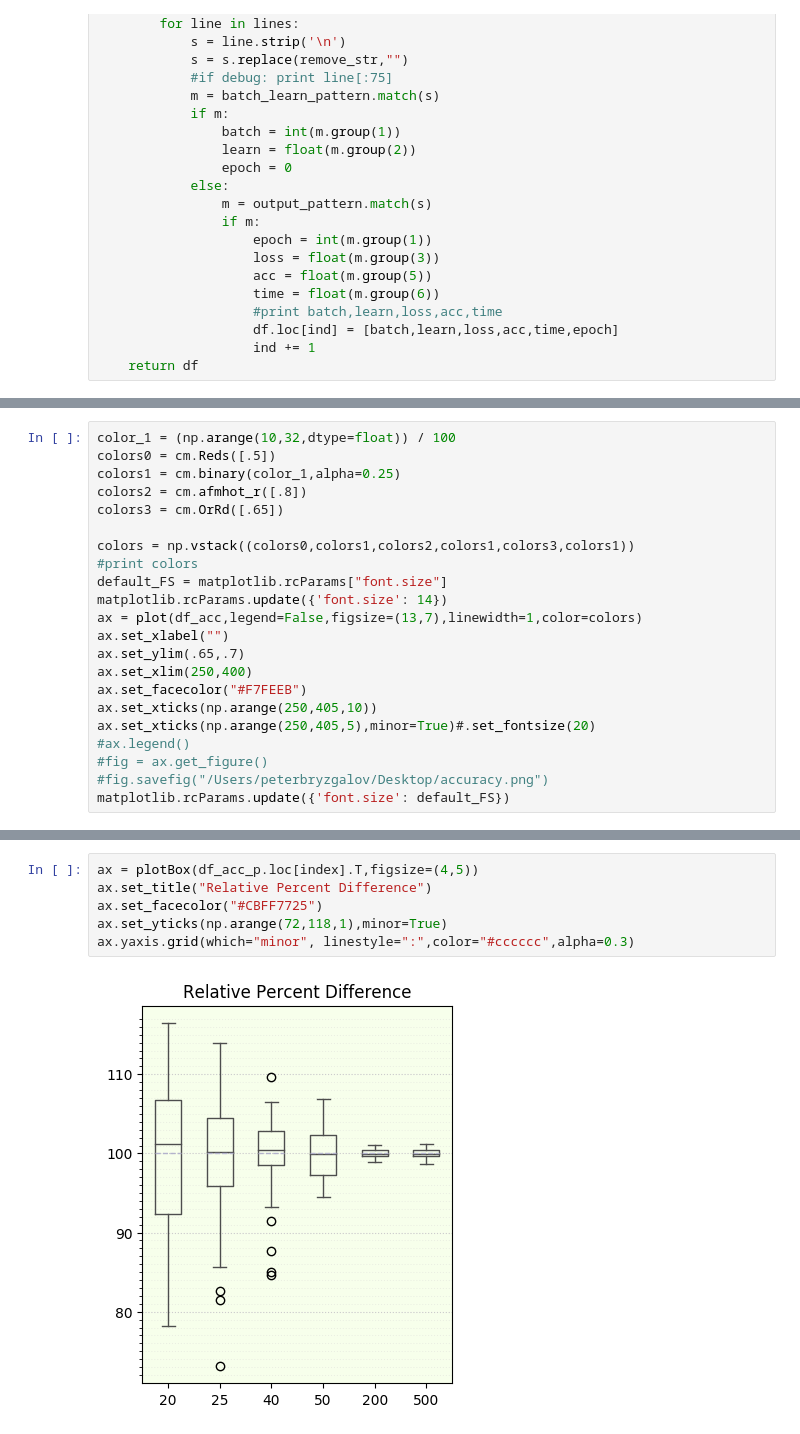
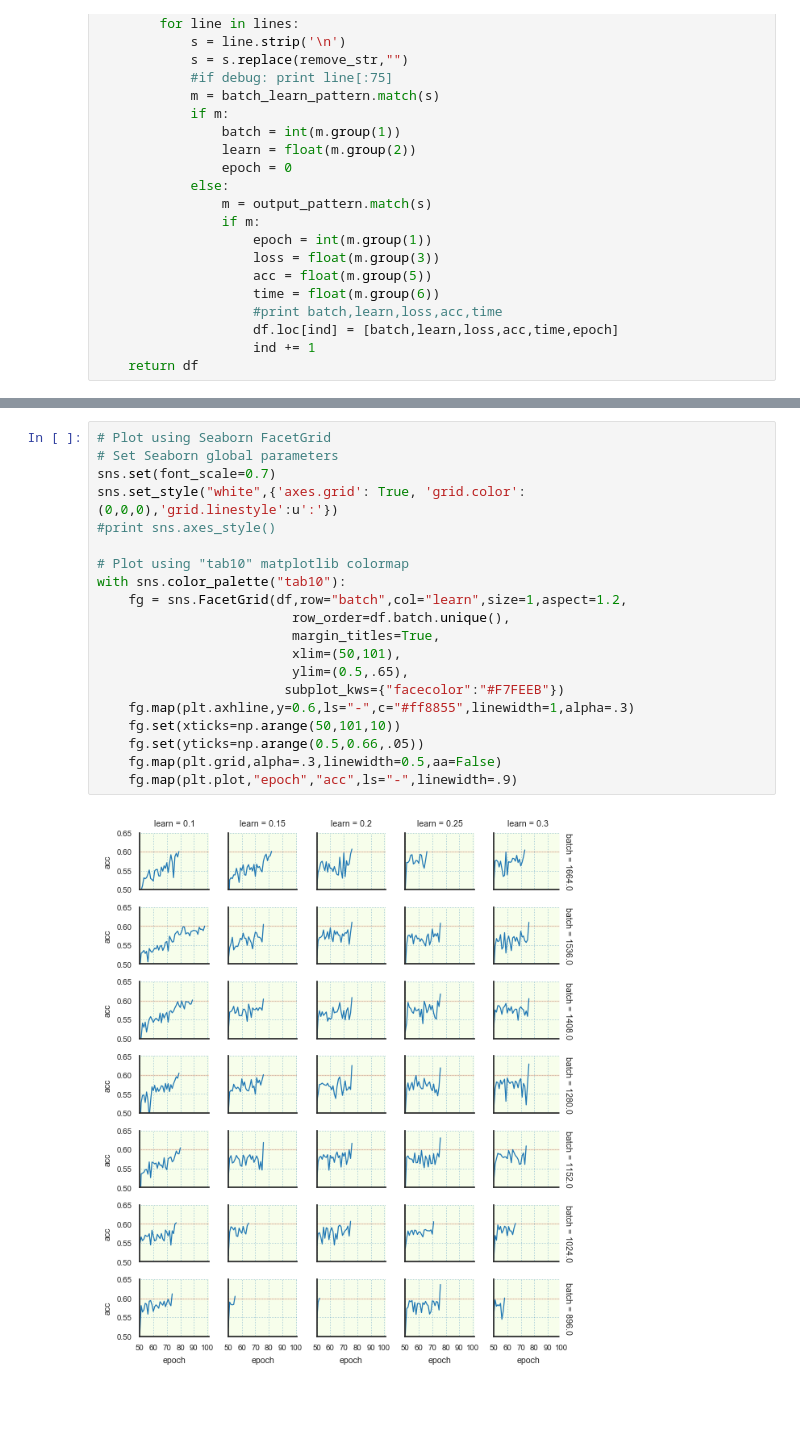
Before and after one commit to pyotr777/mlbenchmarks, a Jupyter notebook: Chainer/cifar_SGD_DL.ipynb, the cells around one changed output, grey strips where cells are left out. Cells and saved outputs as stored; diff of their text form; blank space fills up the shorter version.

```diff
--- a/Chainer/cifar_SGD_DL.ipynb
+++ b/Chainer/cifar_SGD_DL.ipynb
@@ -149,22 +95,0 @@ ax.legend()
-# %%
-color_1 = (np.arange(10,32,dtype=float)) / 100
-colors0 = cm.Reds([.5])
-colors1 = cm.binary(color_1,alpha=0.25)
-colors2 = cm.afmhot_r([.8])
-colors3 = cm.OrRd([.65])
-
-colors = np.vstack((colors0,colors1,colors2,colors1,colors3,colors1))
-#print colors
-default_FS = matplotlib.rcParams["font.size"]
-matplotlib.rcParams.update({'font.size': 14})
-ax = plot(df_acc,legend=False,figsize=(13,7),linewidth=1,color=colors)
-ax.set_xlabel("")
-ax.set_ylim(.65,.7)
-ax.set_xlim(250,400)
-ax.set_facecolor("#F7FEEB")
-ax.set_xticks(np.arange(250,405,10))
-ax.set_xticks(np.arange(250,405,5),minor=True)#.set_fontsize(20)
-#ax.legend()
-#fig = ax.get_figure()
-#fig.savefig("/Users/peterbryzgalov/Desktop/accuracy.png")
-matplotlib.rcParams.update({'font.size': default_FS})
@@ -316,8 +96,22 @@ ax.set_facecolor("#CBFF7725")
-# %%
-ax = plotBox(df_acc_p.loc[index].T,figsize=(4,5))
-ax.set_title("Relative Percent Difference")
-ax.set_facecolor("#CBFF7725")
-ax.set_yticks(np.arange(72,118,1),minor=True)
-ax.yaxis.grid(which="minor", linestyle=":",color="#cccccc",alpha=0.3)
-# %% [output]
-[figure, removed]
+# %%
+# Plot using Seaborn FacetGrid
+# Set Seaborn global parameters
+sns.set(font_scale=0.7)
+sns.set_style("white",{'axes.grid': True, 'grid.color': (0,0,0),'grid.linestyle':u':'})
+#print sns.axes_style()
+
+# Plot using "tab10" matplotlib colormap
+with sns.color_palette("tab10"):
+    fg = sns.FacetGrid(df,row="batch",col="learn",size=1,aspect=1.2,
+                         row_order=df.batch.unique(),
+                         margin_titles=True,
+                         xlim=(50,101),
+                         ylim=(0.5,.65),
+                        subplot_kws={"facecolor":"#F7FEEB"})
+    fg.map(plt.axhline,y=0.6,ls="-",c="#ff8855",linewidth=1,alpha=.3)
+    fg.set(xticks=np.arange(50,101,10))
+    fg.set(yticks=np.arange(0.5,0.66,.05))
+    fg.map(plt.grid,alpha=.3,linewidth=0.5,aa=False)
+    fg.map(plt.plot,"epoch","acc",ls="-",linewidth=.9)
+# %% [output]
+[figure, added]
```
Also changed, not shown: parts of 24 cells of this notebook, 3 other files.
